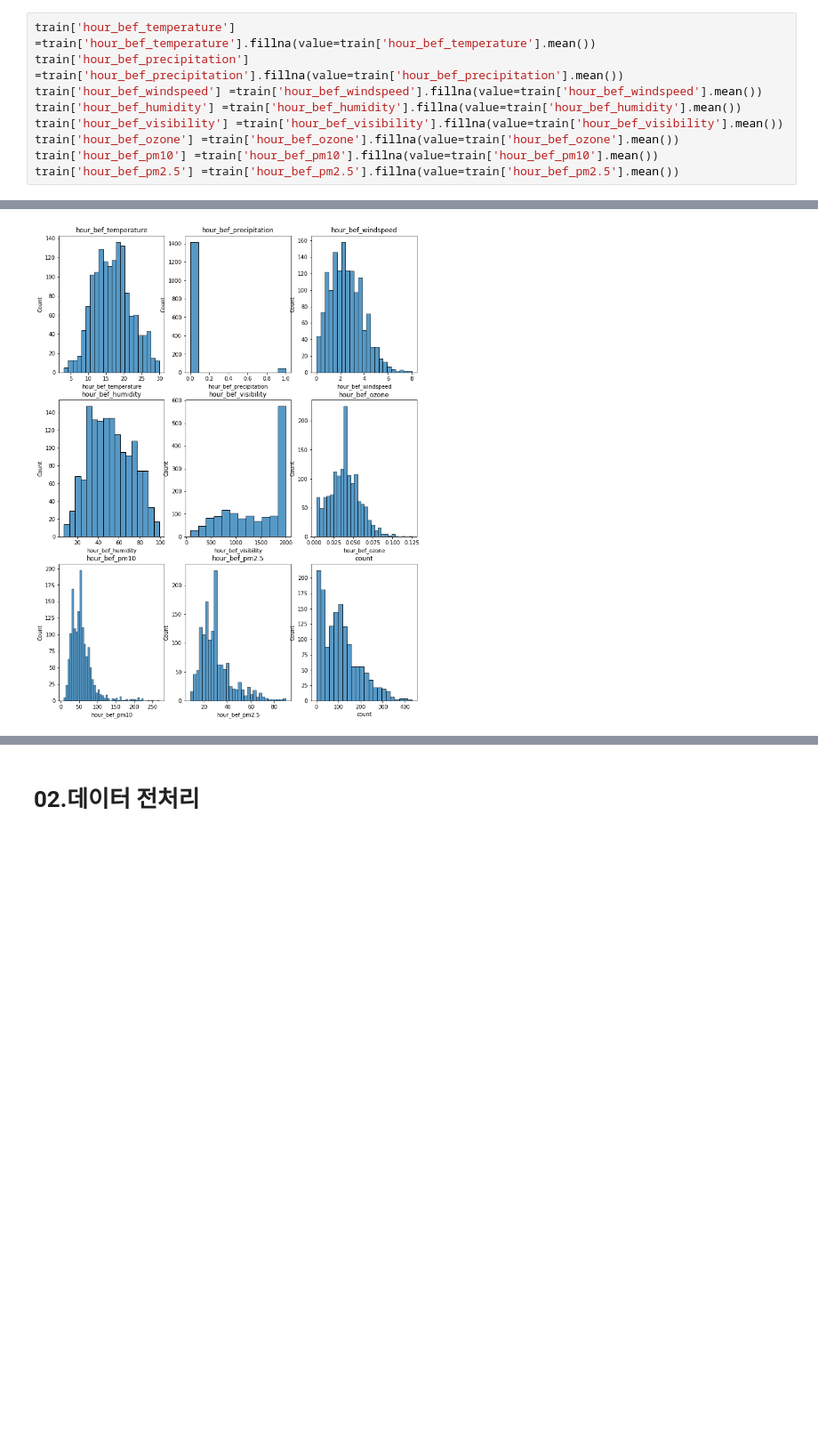
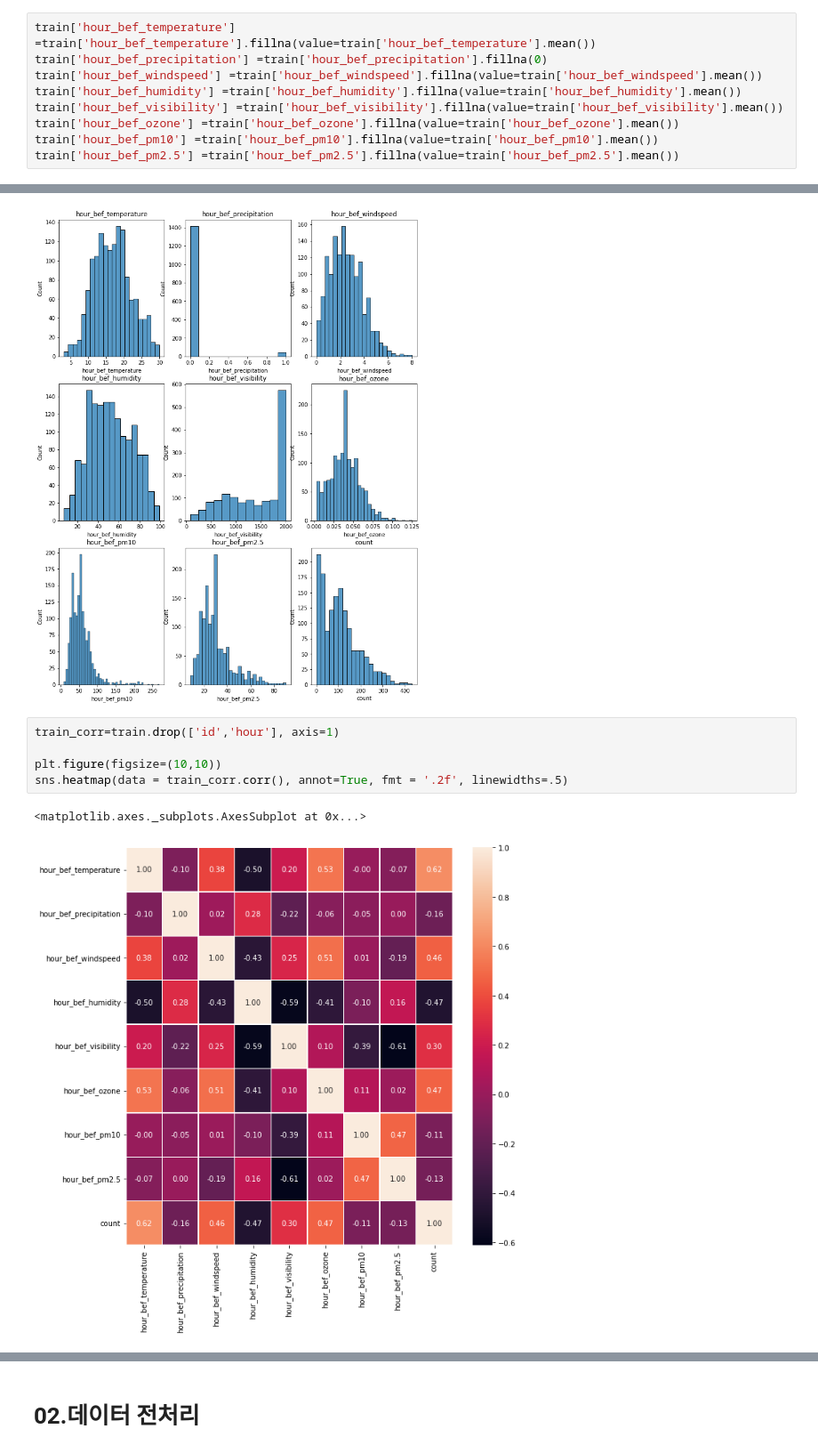
Before and after one commit to Sunnnyyy16/Dacon_study, a Jupyter notebook: bike/seoul_bike.ipynb, the cells around one changed output, grey strips where cells are left out. Shown at 89% size. Drawn from its saved outputs; the diff is of its cells as text; blank space fills up the shorter version.

```diff
--- a/bike/seoul_bike.ipynb
+++ b/bike/seoul_bike.ipynb
@@ -123,7 +127,7 @@ null값 존재 --> 처리 필요
 ## null값 처리
 # %%
 train['hour_bef_temperature'] =train['hour_bef_temperature'].fillna(value=train['hour_bef_temperature'].mean())
-train['hour_bef_precipitation'] =train['hour_bef_precipitation'].fillna(value=train['hour_bef_precipitation'].mean())
+train['hour_bef_precipitation'] =train['hour_bef_precipitation'].fillna(0)
 train['hour_bef_windspeed'] =train['hour_bef_windspeed'].fillna(value=train['hour_bef_windspeed'].mean())
 train['hour_bef_humidity'] =train['hour_bef_humidity'].fillna(value=train['hour_bef_humidity'].mean())
 train['hour_bef_visibility'] =train['hour_bef_visibility'].fillna(value=train['hour_bef_visibility'].mean())
@@ -188,3 +192,11 @@ for i in range(len(cols)):
 plt.show()
 # %% [output]
 [figure]
+# %%
+train_corr=train.drop(['id','hour'], axis=1)
+
+plt.figure(figsize=(10,10))
+sns.heatmap(data = train_corr.corr(), annot=True, fmt = '.2f', linewidths=.5)
+# %% [output]
+<matplotlib.axes._subplots.AxesSubplot at 0x...>
+[figure, added]
```
Also changed, not shown: parts of 28 cells of this notebook.
